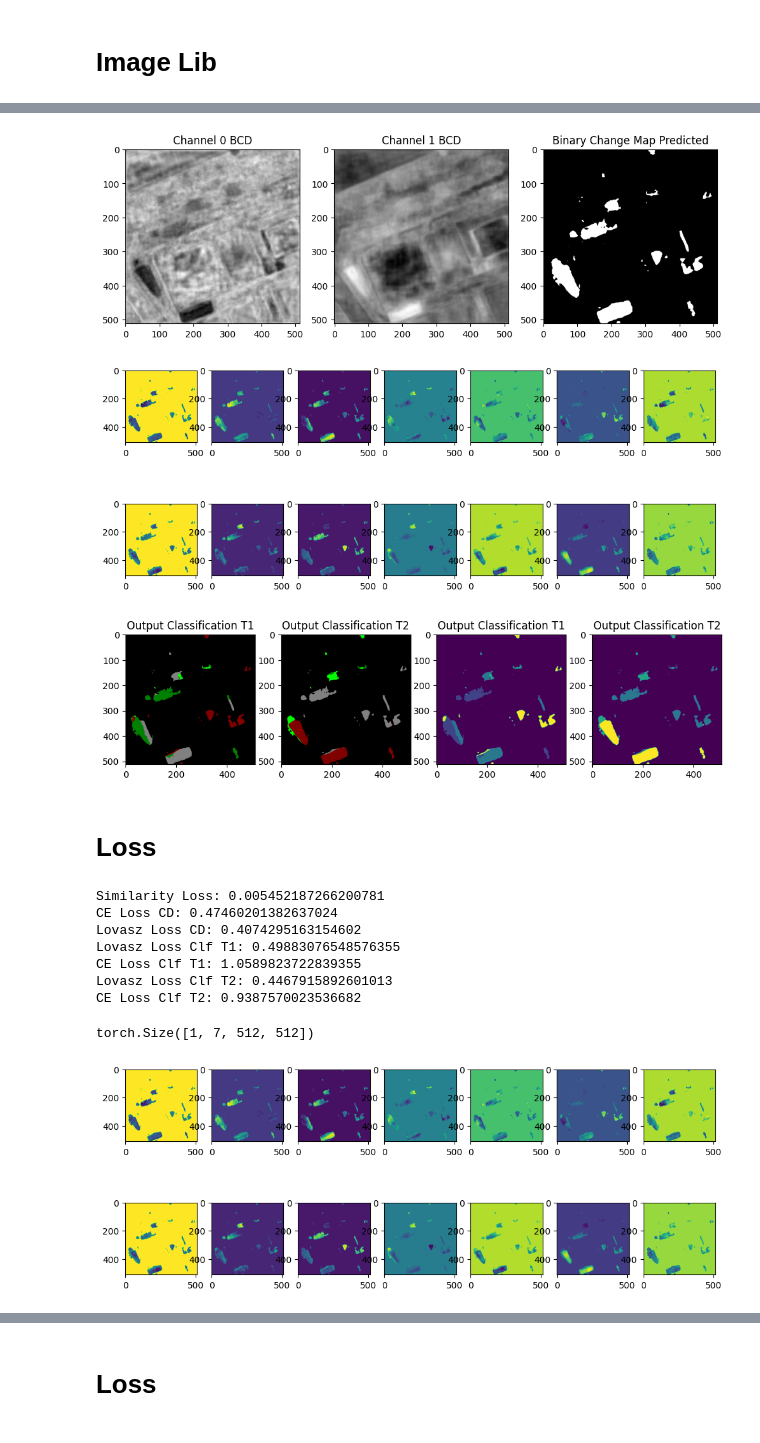
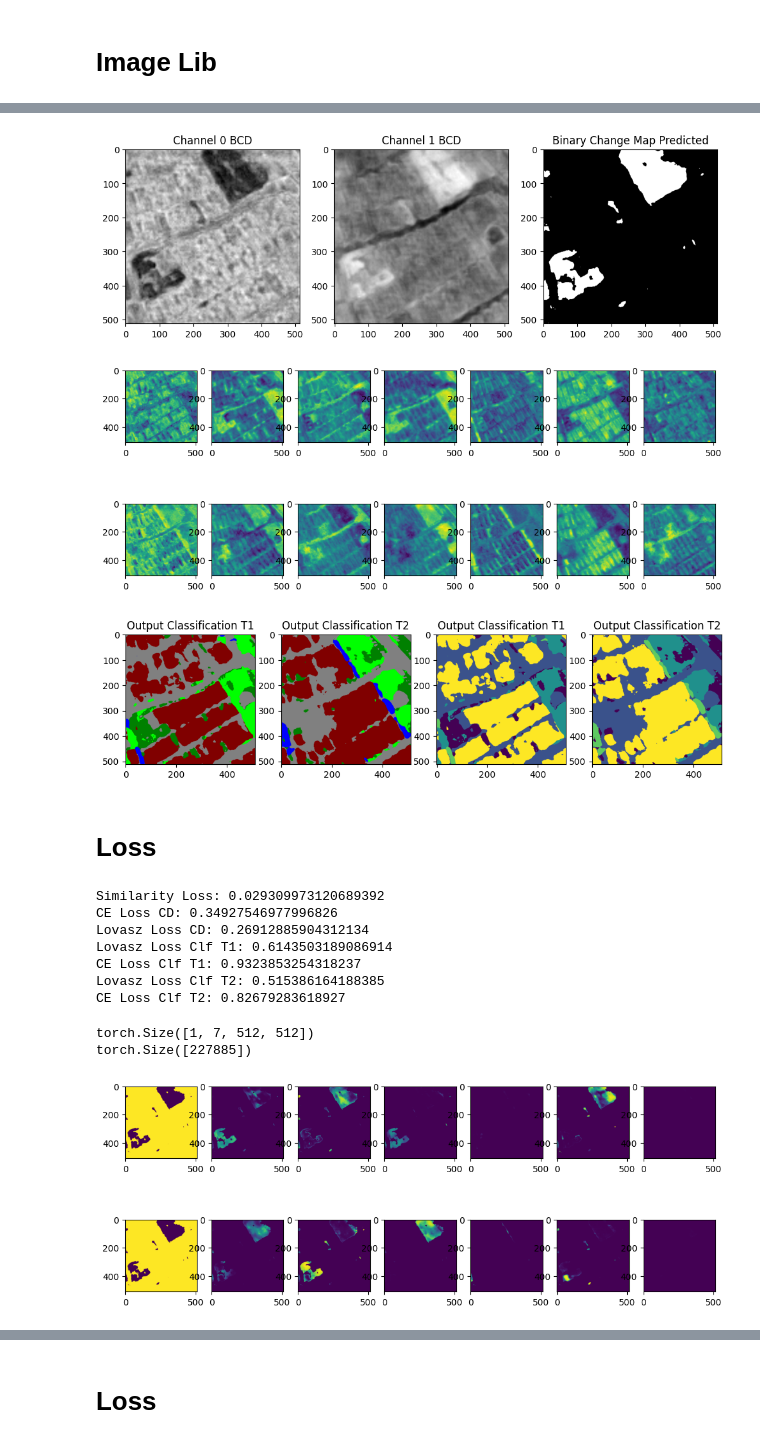
Before and after one commit to Buddhi19/ChangeDetection, a Jupyter notebook: visuals.ipynb, the cells around one changed output, grey strips where cells are left out. Saved outputs shown, nothing was run; the diff lists cells and outputs as text; code cells hidden in the pictures.

```diff
--- a/visuals.ipynb
+++ b/visuals.ipynb
@@ -32,7 +32,7 @@ import matplotlib.pyplot as plt
 torch.cuda.set_device(0)
 # %%
 MODEL_PATH = os.path.join(
-    main_dir, "MambaCD/saved_models/MambaSCD_1738611602.5036116/12000_model.pth"
+    main_dir, "MambaCD/saved_models/SECOND/MambaSCD_1738611602.5036116/12000_model.pth"
 )
 # %%
 configs_path = os.path.join(main_dir, 'MambaCD/changedetection/configs/vssm1/vssm_small_224.yaml')
@@ -252,7 +252,7 @@ axes[2].imshow(change_mask[0].cpu().detach().numpy(), cmap='gray')
 axes[2].set_title('Binary Change Map Predicted')
 plt.show()
 # %% [output]
-[figure, old version]
+[figure, new version]
 # %%
 fig, axes = plt.subplots(2, 7, figsize=(12, 5))
 for i in range(7):
@@ -260,7 +260,7 @@ for i in range(7):
     axes[1, i].imshow(output_semantic_t2[0][i].cpu().detach().numpy())
 plt.show()
 # %% [output]
-[figure, old version]
+[figure, new version]
 # %%
 output_semantic_t1_pred = torch.argmax(output_semantic_t1, dim=1)
 output_semantic_t2_pred = torch.argmax(output_semantic_t2, dim=1)
@@ -280,7 +280,7 @@ axes[3].set_title('Output Classification T2')
 
 plt.show()
 # %% [output]
-[figure, old version]
+[figure, new version]
 # %% [markdown]
 # Loss
 # %%
@@ -298,37 +298,48 @@ print(f"Lovasz Loss CD: {lovasz_loss_cd}")
 
 lovasz_loss_clf_t1 = L.lovasz_softmax(F.softmax(output_semantic_t1, dim=1), label_clf_t1, ignore=255)
 print(f"Lovasz Loss Clf T1: {lovasz_loss_clf_t1}")
+ce_loss_clf_t1 = F.cross_entropy(output_semantic_t1, label_clf_t1,ignore_index=255)
 ce_loss_clf_t1 = ce2_dice1_multiclass(output_semantic_t1, label_clf_t1)
 print(f"CE Loss Clf T1: {ce_loss_clf_t1}")
 
 lovasz_loss_clf_t2 = L.lovasz_softmax(F.softmax(output_semantic_t2, dim=1), label_clf_t2, ignore=255)
 print(f"Lovasz Loss Clf T2: {lovasz_loss_clf_t2}")
-ce_loss_clf_t2 = ce2_dice1_multiclass(output_semantic_t2, label_clf_t2)
+ce_loss_clf_t2 = F.cross_entropy(output_semantic_t2, label_clf_t2, ignore_index=255)
+# ce_loss_clf_t2 = ce2_dice1_multiclass(output_semantic_t2, label_clf_t2)
 print(f"CE Loss Clf T2: {ce_loss_clf_t2}")
 # %% [output]
-Similarity Loss: 0.005452187266200781
-CE Loss CD: 0.47460201382637024
-Lovasz Loss CD: 0.4074295163154602
-Lovasz Loss Clf T1: 0.49883076548576355
-CE Loss Clf T1: 1.0589823722839355
-Lovasz Loss Clf T2: 0.4467915892601013
-CE Loss Clf T2: 0.9387570023536682
+Similarity Loss: 0.029309973120689392
+CE Loss CD: 0.34927546977996826
+Lovasz Loss CD: 0.26912885904312134
+Lovasz Loss Clf T1: 0.6143503189086914
+CE Loss Clf T1: 0.9323853254318237
+Lovasz Loss Clf T2: 0.515386164188385
+CE Loss Clf T2: 0.82679283618927
 # %%
 mask_0 = (change_mask == 0).unsqueeze(1).expand_as(output_semantic_t1)
-print(mask_0.shape)
 
-output_semantic_t1[mask_0] = 0
-output_semantic_t1[:, 0, :, :][mask_0[:, 0, :, :]] = 1
+output_semantic_t1_copy = output_semantic_t1.clone()
+output_semantic_t2_copy = output_semantic_t2.clone()
 
-output_semantic_t2[mask_0] = 0
-output_semantic_t2[:, 0, :, :][mask_0[:, 0, :, :]] = 1
+T1_probs = F.softmax(output_semantic_t1_copy, dim=1)
+T2_probs = F.softmax(output_semantic_t2_copy, dim=1)
+
+T1_probs[mask_0==1] = 1e-5
+T2_probs[mask_0==1] = 1e-5
+
+print(T1_probs.shape)
+print(T1_probs[mask_0==0].shape)
+
+T1_probs[:,0,:,:][mask_0[:,0,:,:]] = 1-1e-5
+T2_probs[:,0,:,:][mask_0[:,0,:,:]] = 1-1e-5
 
 fig, axes = plt.subplots(2, 7, figsize=(12, 5))
 for i in range(7):
-    axes[0, i].imshow(output_semantic_t1[0][i].cpu().detach().numpy())
-    axes[1, i].imshow(output_semantic_t2[0][i].cpu().detach().numpy())
+    axes[0, i].imshow(T1_probs[0][i].cpu().detach().numpy(),vmin=0, vmax=1)
+    axes[1, i].imshow(T2_probs[0][i].cpu().detach().numpy(),vmin=0, vmax=1)
 plt.show()
 # %% [output]
 torch.Size([1, 7, 512, 512])
+torch.Size([227885])
-[figure, old version]
+[figure, new version]
 # %%
```
Also changed, not shown: parts of 6 cells of this notebook.
